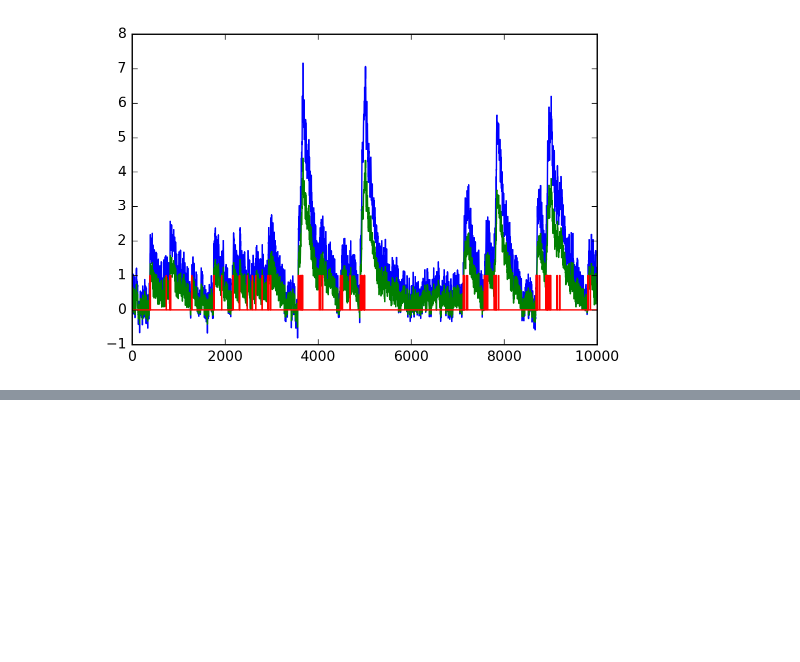
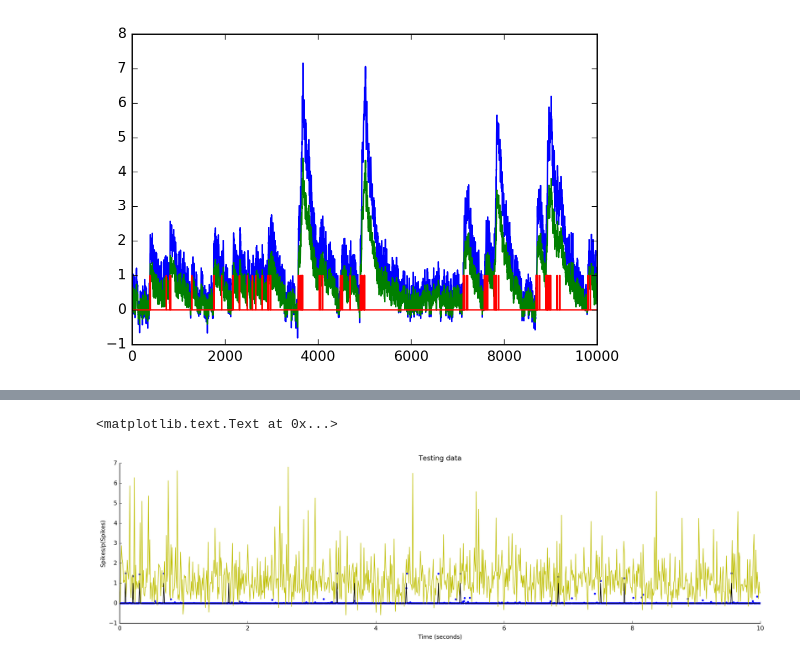
Before and after one commit to torbenator/calcium_spikes, a Jupyter notebook: calcium_imaging.ipynb, the cells around one changed output, grey strips where cells are left out. Saved outputs shown, nothing was run; the diff lists cells and outputs as text; code cells hidden in the pictures; blank space fills up the shorter version.

```diff
--- a/calcium_imaging.ipynb
+++ b/calcium_imaging.ipynb
@@ -283 +358,21 @@ KeyboardInterrupt:
+# %%
+# demo figures
+zoom_inds = [1000,2000]
+x_axis = np.linspace(0,(zoom_inds[1]-zoom_inds[0])/srate,zoom_inds[1]-zoom_inds[0])
+fig = plt.figure(figsize=(20,5))
+ax1 = fig.add_subplot(1,1,1)
+ax1.plot(x_axis,Yt[zoom_inds[0]:zoom_inds[1]]*1.5,'b.') # *1.5 for visibility
+ax1.plot(x_axis,X_test[zoom_inds[0]:zoom_inds[1],0],'y')
+ax1.plot(x_axis,y_test[zoom_inds[0]:zoom_inds[1],0],'k')
+
+ax1.spines['right'].set_visible(False)
+ax1.spines['top'].set_visible(False)
+ax1.xaxis.set_ticks_position('bottom')
+ax1.yaxis.set_ticks_position('left')
+ax1.set_xlabel('Time (seconds)')
+ax1.set_ylabel('Spikes/p(Spikes)')
+ax1.set_title('Testing data')
+# %% [output]
+<matplotlib.text.Text at 0x...>
+[figure, added]
 # %%
```
Also changed, not shown: parts of 15 cells of this notebook, 36 other files.
